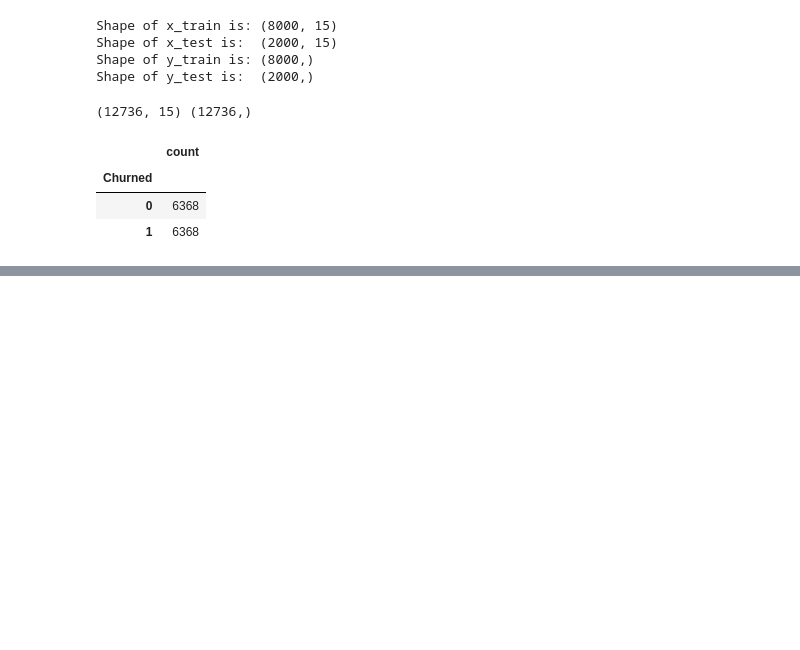
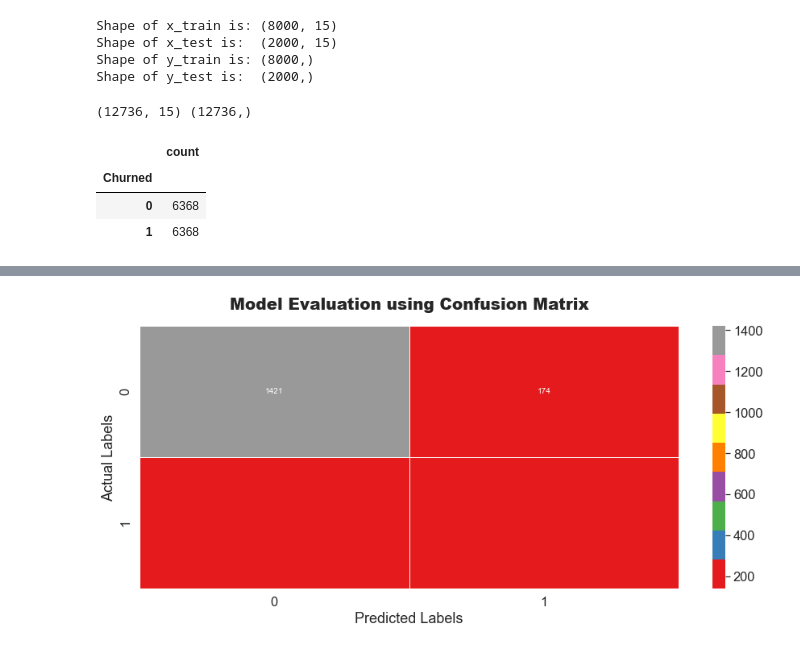
Before and after one commit to JasonXie23/Bank-Client-churned-Predictive-analysis, a Jupyter notebook: Bank_churn_notebook.ipynb, the cells around one changed output, grey strips where cells are left out. Saved outputs shown, nothing was run; the diff lists cells and outputs as text; code cells hidden in the pictures; blank space fills up the shorter version.

```diff
--- a/Bank_churn_notebook.ipynb
+++ b/Bank_churn_notebook.ipynb
@@ -385,0 +455,11 @@ y_train_resampled.value_counts().to_frame()
+# %%
+cm = confusion_matrix(y_test,y_test_pred)
+
+plt.figure(figsize=(15,6))
+sns.heatmap(data=cm, linewidth=.5, annot=True, fmt="g", cmap="Set1")
+plt.title("Model Evaluation using Confusion Matrix",fontsize=20,pad=20,fontweight="black")
+plt.ylabel("Actual Labels")
+plt.xlabel("Predicted Labels")
+plt.show()
+# %% [output]
+[figure, added]
```
Also changed, not shown: parts of 14 cells of this notebook.
